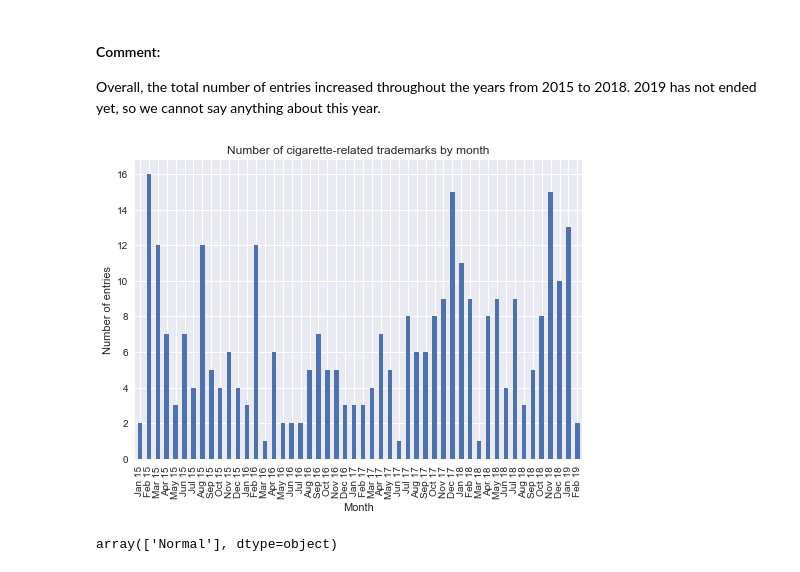
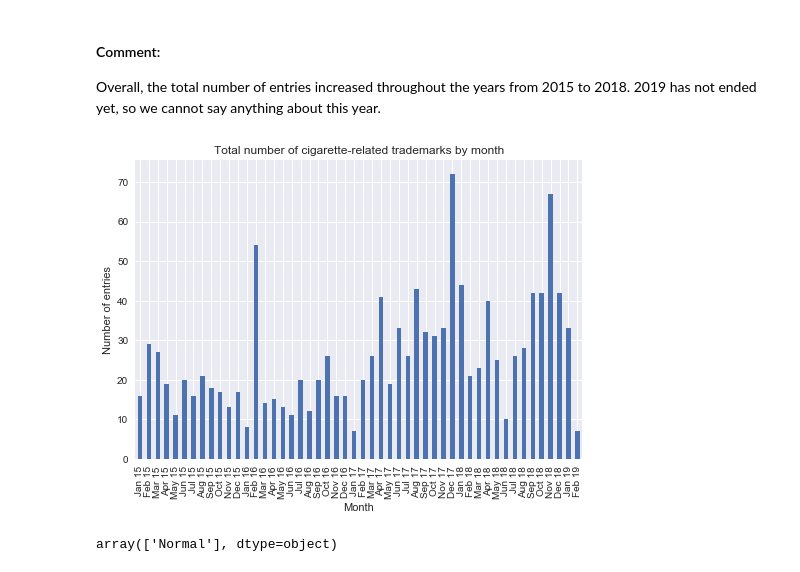
Before and after one commit to hanguyen0712/Tobacco-IP-Scraper, a Jupyter notebook: Analysis.ipynb, the cells around one changed output. Cells and saved outputs as stored; diff of their text form; code cells hidden in the pictures.

```diff
--- a/Analysis.ipynb
+++ b/Analysis.ipynb
@@ -46,16 +42,18 @@ Name: TRADE MARK, dtype: int64
 Overall, the total number of entries increased throughout the years from 2015 to 2018. 2019 has not ended yet, so we cannot say anything about this year.
 # %%
 #plot the number of entries in each month
-dg = df.groupby(pd.Grouper(key='APP. DATE', freq='1M')).sum() # groupby each 1 month
+#dg = df.groupby(pd.Grouper(key='APP. DATE', freq='1M')).sum() # groupby each 1 month
+dg = pd.DataFrame()
+dg = df.groupby(pd.Grouper(key='APP. DATE', freq='1M'))['APP. NUMBER'].count()
 dg.index = dg.index.strftime('%b %y')
-dg.columns = ['Count']
-dg['Count'].plot(kind = 'bar')
+#dg.columns = ['Count']
+dg.plot(kind = 'bar')
 plt.ylabel('Number of entries')
 plt.xlabel('Month')
-plt.title('Number of cigarette-related trademarks by month')
+plt.title('Total number of cigarette-related trademarks by month')
 plt.show()
 # %% [output]
-[figure, old version]
+[figure, new version]
 # %%
 #check TM type
 df['TM TYPE'].unique()
```
Also changed, not shown: parts of 4 cells of this notebook, 4 other files.
